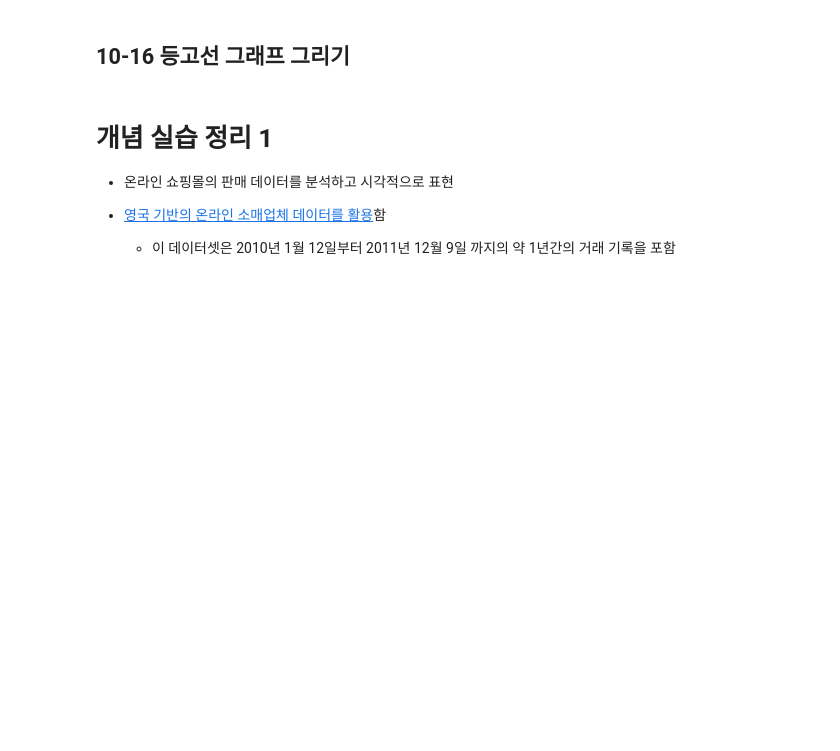
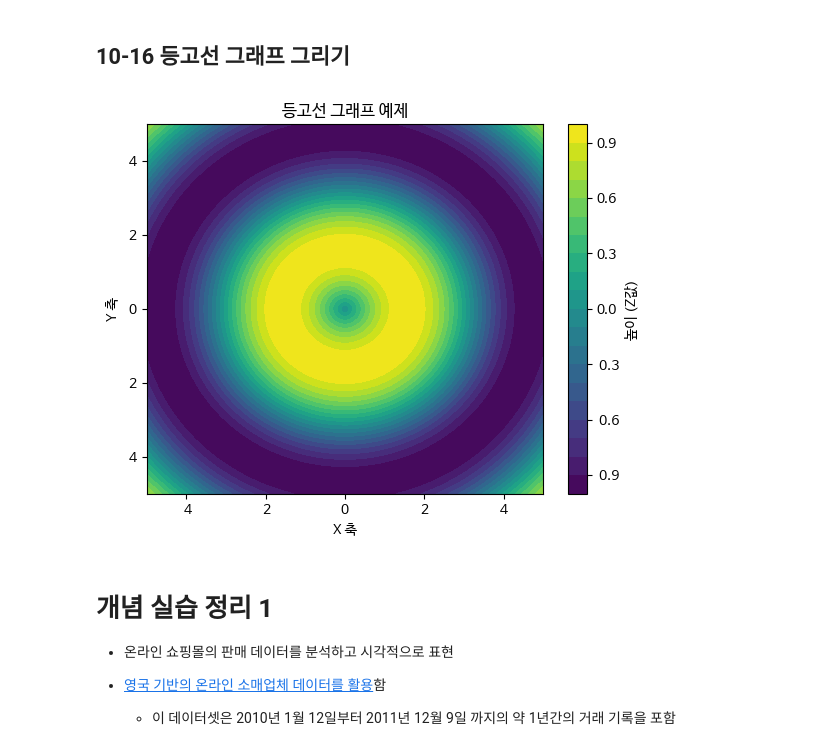
Before and after one commit to JwForStudy/Data-Analysis-with-Open-Source, a Jupyter notebook: 오픈소스_데이터_분석_10강.ipynb, the cells around one changed output. Saved outputs shown, nothing was run; the diff lists cells and outputs as text; code cells hidden in the pictures; blank space fills up the shorter version.

```diff
--- a/오픈소스_데이터_분석_10강.ipynb
+++ b/오픈소스_데이터_분석_10강.ipynb
@@ -378,26 +395,28 @@ plt.show()
 # %%
 import numpy as np
 
 ## 데이터 생성
 x = np.linspace(-5, 5, 100)
 y = np.linspace(-5, 5, 100)
 X, Y = np.meshgrid(x, y)
 
 Z = np.sin(np.sqrt(X**2 + Y**2))
 
 # 등고선 그래프 그리기
-
+contour = plt.contourf(X, Y, Z, levels=20)
 
 # 색상 막대 추가 및 레이블 설정
 cbar = plt.colorbar(contour)
 cbar.set_label('높이 (Z값)')
 
 ## 제목 및 축 레이블 설정
 plt.title("등고선 그래프 예제")
 plt.xlabel("X 축")
 plt.ylabel("Y 축")
 
 plt.show()
+# %% [output]
+[figure, added]
 # %% [markdown]
 # 개념 실습 정리 1
 
```
Also changed, not shown: parts of 12 cells of this notebook.
